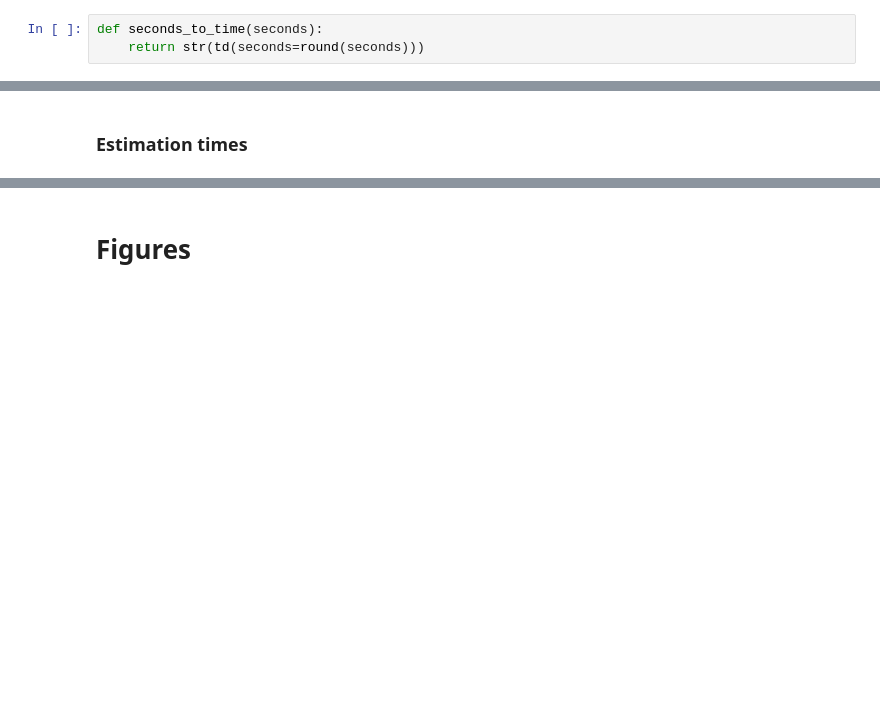
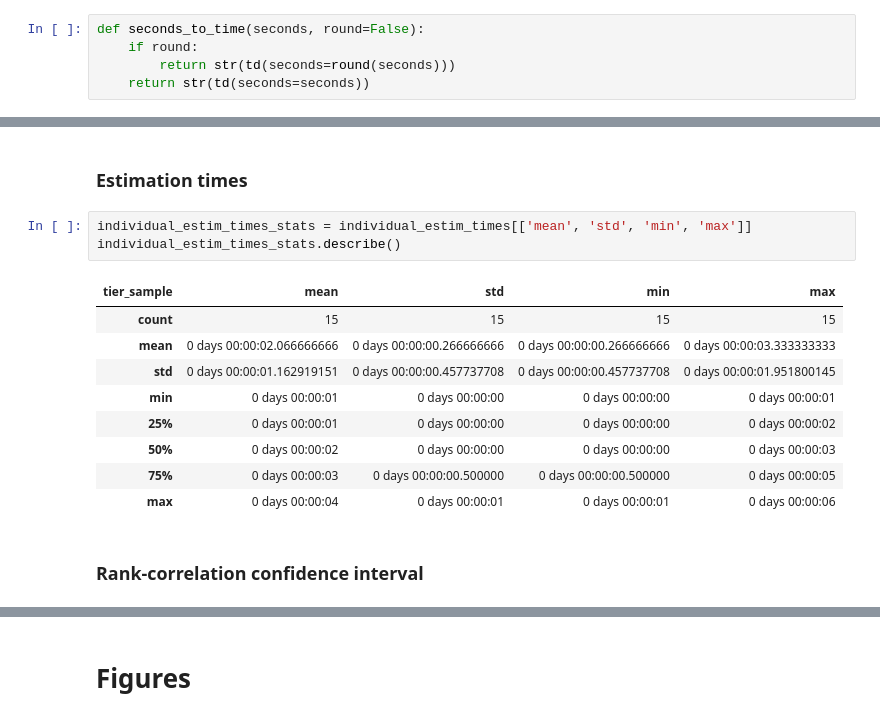
Before and after one commit to diogo-f-oliveira/DEB-Bos-taurus-Mertolenga, a Jupyter notebook: Multitier/Paper Tables and Plots.ipynb, the cells around one changed output, grey strips where cells are left out. Drawn from its saved outputs; the diff is of its cells as text; blank space fills up the shorter version.

```diff
--- a/Multitier/Paper Tables and Plots.ipynb
+++ b/Multitier/Paper Tables and Plots.ipynb
@@ -77,8 +77,10 @@ def set_in_bold_if_lower(text, val, ref):
         return r'\textbf{' + text + r'}'
     return text
 # %%
-def seconds_to_time(seconds):
-    return str(td(seconds=round(seconds)))
+def seconds_to_time(seconds, round=False):
+    if round:
+        return str(td(seconds=round(seconds)))
+    return str(td(seconds=seconds))
 # %% [markdown]
 # Estimation Results Tables
 # %% [markdown]
@@ -490,3 +494,18 @@ $\kappa$ && 0.979 $\pm$ 0.000 & 0.00 & \unit{-} && +0.0 $\pm$ \phantom{1}0.0\% &
 [5pt]
 # %% [markdown]
 ### Estimation times
+# %%
+individual_estim_times_stats = individual_estim_times[['mean', 'std', 'min', 'max']]
+individual_estim_times_stats.describe()
+# %% [output]
+| tier_sample | mean | std | min | max |
+| count | 15 | 15 | 15 | 15 |
+| mean | 0 days 00:00:02.066666666 | 0 days 00:00:00.266666666 | 0 days 00:00:00.266666666 | 0 days 00:00:03.333333333 |
+| std | 0 days 00:00:01.162919151 | 0 days 00:00:00.457737708 | 0 days 00:00:00.457737708 | 0 days 00:00:01.951800145 |
+| min | 0 days 00:00:01 | 0 days 00:00:00 | 0 days 00:00:00 | 0 days 00:00:01 |
+| 25% | 0 days 00:00:01 | 0 days 00:00:00 | 0 days 00:00:00 | 0 days 00:00:02 |
+| 50% | 0 days 00:00:02 | 0 days 00:00:00 | 0 days 00:00:00 | 0 days 00:00:03 |
+| 75% | 0 days 00:00:03 | 0 days 00:00:00.500000 | 0 days 00:00:00.500000 | 0 days 00:00:05 |
+| max | 0 days 00:00:04 | 0 days 00:00:01 | 0 days 00:00:01 | 0 days 00:00:06 |
+# %% [markdown]
+### Rank-correlation confidence interval
```
Also changed, not shown: parts of 7 cells of this notebook, 1 other file.
